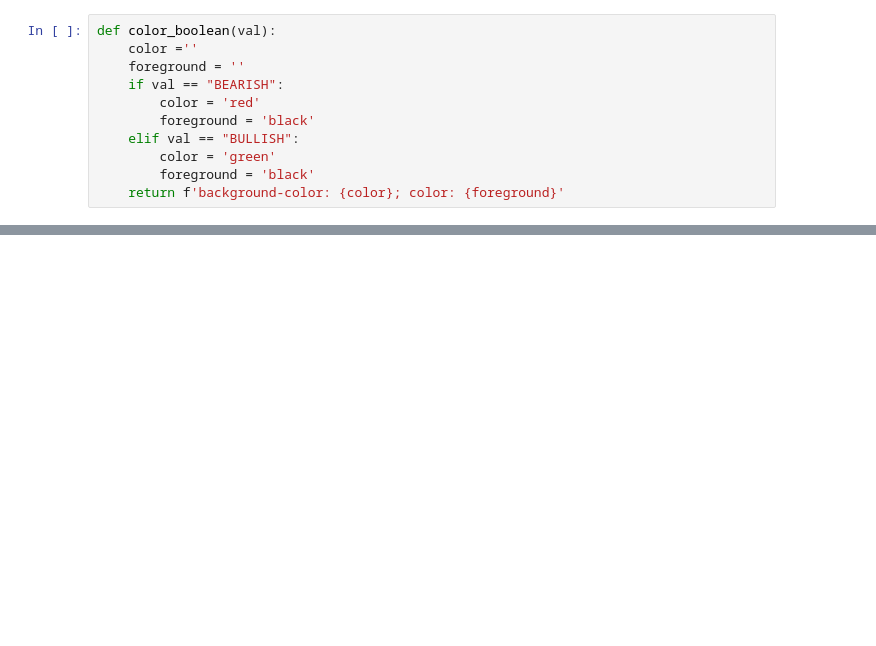
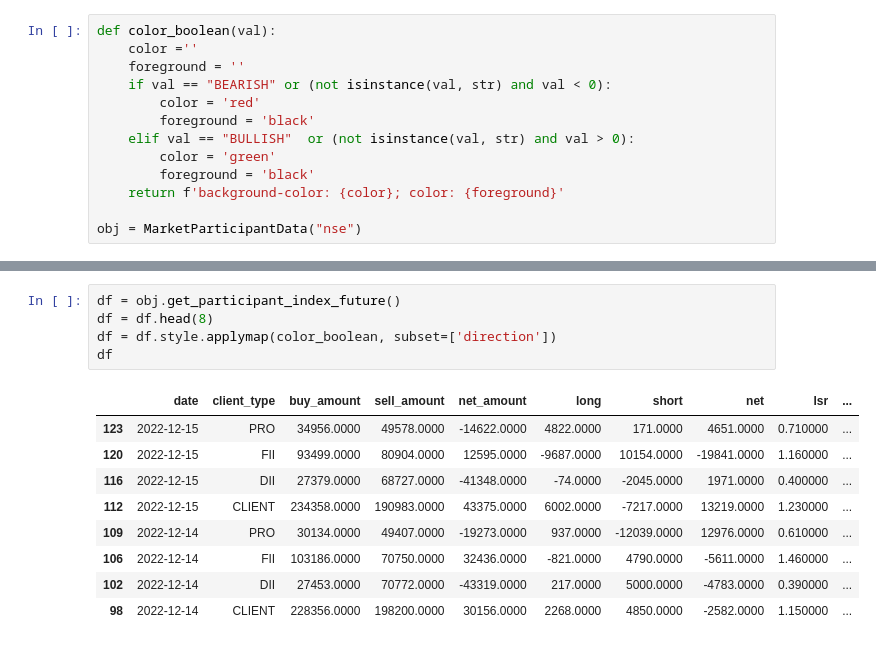
Before and after one commit to naveenholla/On-Smart-Track-API, a Jupyter notebook: python_functions/participants.ipynb, the cells around one changed output, grey strips where cells are left out. Drawn from its saved outputs; the diff is of its cells as text; blank space fills up the shorter version.

```diff
--- a/python_functions/participants.ipynb
+++ b/python_functions/participants.ipynb
@@ -8,10 +9,12 @@ from ontrack.utils.datetime import DateTimeHelper as dt
 def color_boolean(val):
     color =''
     foreground = ''
-    if val == "BEARISH":
+    if val == "BEARISH" or (not isinstance(val, str) and val < 0):
         color = 'red'
         foreground = 'black'
-    elif val == "BULLISH":
+    elif val == "BULLISH"  or (not isinstance(val, str) and val > 0):
         color = 'green'
         foreground = 'black'
     return f'background-color: {color}; color: {foreground}'
+
+obj = MarketParticipantData("nse")
@@ -118,0 +51,15 @@ df
+# %%
+df = obj.get_participant_index_future()
+df = df.head(8)
+df = df.style.applymap(color_boolean, subset=['direction'])
+df
+# %% [output]
+|  | date | client_type | buy_amount | sell_amount | net_amount | long | short | net | lsr | ... |
+| 123 | 2022-12-15 | PRO | 34956.0000 | 49578.0000 | -14622.0000 | 4822.0000 | 171.0000 | 4651.0000 | 0.710000 | ... |
+| 120 | 2022-12-15 | FII | 93499.0000 | 80904.0000 | 12595.0000 | -9687.0000 | 10154.0000 | -19841.0000 | 1.160000 | ... |
+| 116 | 2022-12-15 | DII | 27379.0000 | 68727.0000 | -41348.0000 | -74.0000 | -2045.0000 | 1971.0000 | 0.400000 | ... |
+| 112 | 2022-12-15 | CLIENT | 234358.0000 | 190983.0000 | 43375.0000 | 6002.0000 | -7217.0000 | 13219.0000 | 1.230000 | ... |
+| 109 | 2022-12-14 | PRO | 30134.0000 | 49407.0000 | -19273.0000 | 937.0000 | -12039.0000 | 12976.0000 | 0.610000 | ... |
+| 106 | 2022-12-14 | FII | 103186.0000 | 70750.0000 | 32436.0000 | -821.0000 | 4790.0000 | -5611.0000 | 1.460000 | ... |
+| 102 | 2022-12-14 | DII | 27453.0000 | 70772.0000 | -43319.0000 | 217.0000 | 5000.0000 | -4783.0000 | 0.390000 | ... |
+| 98 | 2022-12-14 | CLIENT | 228356.0000 | 198200.0000 | 30156.0000 | 2268.0000 | 4850.0000 | -2582.0000 | 1.150000 | ... |
```
Also changed, not shown: parts of 16 cells of this notebook, 22 other files.
